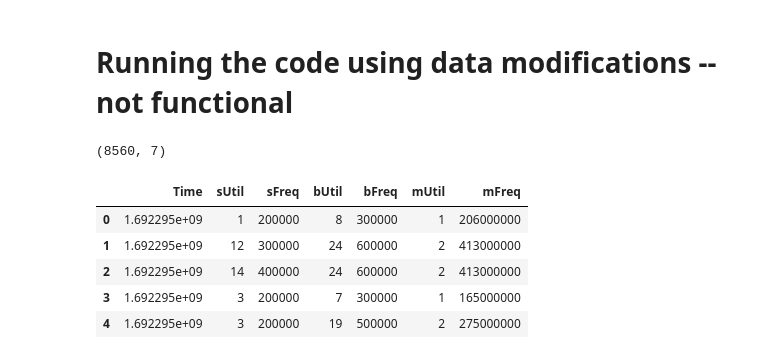
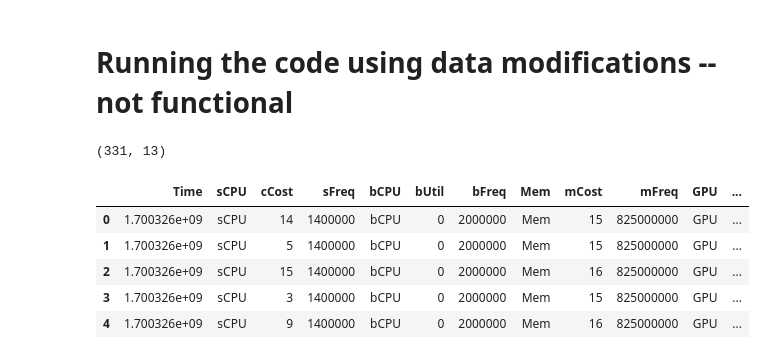
Before and after one commit to dipayan2/ARMAModel, a Jupyter notebook: PredictiveRun.ipynb, the cells around one changed output. Saved outputs shown, nothing was run; the diff lists cells and outputs as text; code cells hidden in the pictures.

```diff
--- a/PredictiveRun.ipynb
+++ b/PredictiveRun.ipynb
@@ -260,16 +270,16 @@ TestIDX = 200 # How many steps to run
 # %%
 ## Getting the data ready for test train split and bucnch of experiments
 # complete_data = pd.read_csv('UtilTRNS.csv')
-# complete_data = pd.read_csv('UtilCopy.csv')
-complete_data = pd.read_csv('./UtilTestFinal')
+complete_data = pd.read_csv('UtilCopy.csv')
+# complete_data = pd.read_csv('./UtilTestFinal')
 print(complete_data.shape)
 complete_data.head()
 # %% [output]
-(8560, 7)
+(331, 13)
-|  | Time | sUtil | sFreq | bUtil | bFreq | mUtil | mFreq |
-| 0 | 1.692295e+09 | 1 | 200000 | 8 | 300000 | 1 | 206000000 |
-| 1 | 1.692295e+09 | 12 | 300000 | 24 | 600000 | 2 | 413000000 |
-| 2 | 1.692295e+09 | 14 | 400000 | 24 | 600000 | 2 | 413000000 |
-| 3 | 1.692295e+09 | 3 | 200000 | 7 | 300000 | 1 | 165000000 |
-| 4 | 1.692295e+09 | 3 | 200000 | 19 | 500000 | 2 | 275000000 |
+|  | Time | sCPU | cCost | sFreq | bCPU | bUtil | bFreq | Mem | mCost | mFreq | GPU | ... |
+| 0 | 1.700326e+09 | sCPU | 14 | 1400000 | bCPU | 0 | 2000000 | Mem | 15 | 825000000 | GPU | ... |
+| 1 | 1.700326e+09 | sCPU | 5 | 1400000 | bCPU | 0 | 2000000 | Mem | 15 | 825000000 | GPU | ... |
+| 2 | 1.700326e+09 | sCPU | 15 | 1400000 | bCPU | 0 | 2000000 | Mem | 16 | 825000000 | GPU | ... |
+| 3 | 1.700326e+09 | sCPU | 3 | 1400000 | bCPU | 0 | 2000000 | Mem | 15 | 825000000 | GPU | ... |
+| 4 | 1.700326e+09 | sCPU | 9 | 1400000 | bCPU | 0 | 2000000 | Mem | 16 | 825000000 | GPU | ... |
 # %%
```
Also changed, not shown: parts of 11 cells of this notebook.
